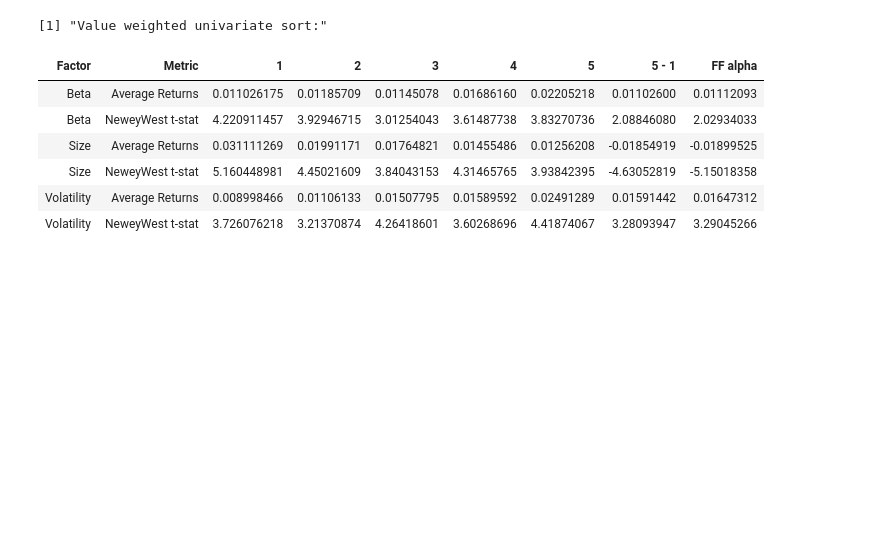
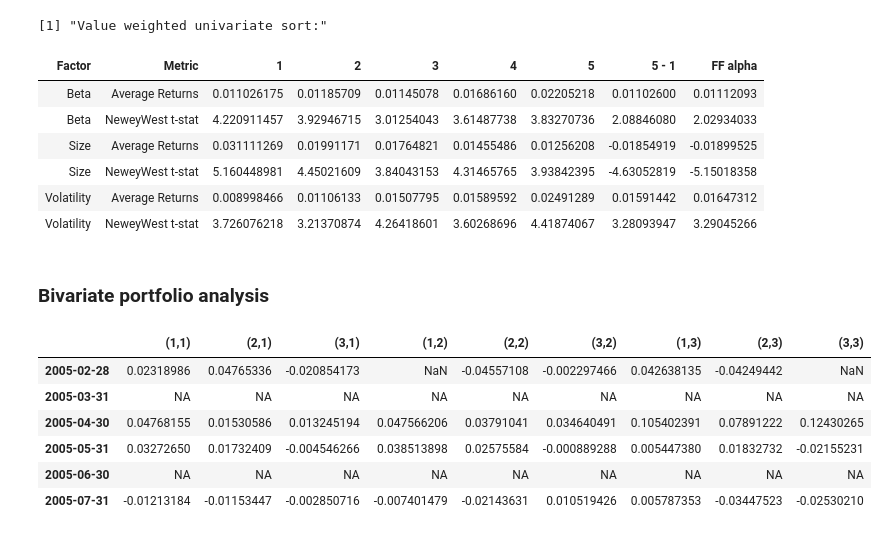
Before and after one commit to PetrCala/AP_HW2, a Jupyter notebook: scripts/HW2_Cala_Cechova_Krejcar.ipynb, the cells around one changed output. Drawn from its saved outputs; the diff is of its cells as text; code cells hidden in the pictures; blank space fills up the shorter version.

Commit message:
Bivariate sort - simple portfolio returns calculated

```diff
--- a/scripts/HW2_Cala_Cechova_Krejcar.ipynb
+++ b/scripts/HW2_Cala_Cechova_Krejcar.ipynb
@@ -479,3 +479,5 @@ value_weighted_uni_sort
 | Size | NeweyWest t-stat | 5.160448981 | 4.45021609 | 3.84043153 | 4.31465765 | 3.93842395 | -4.63052819 | -5.15018358 |
 | Volatility | Average Returns | 0.008998466 | 0.01106133 | 0.01507795 | 0.01589592 | 0.02491289 | 0.01591442 | 0.01647312 |
 | Volatility | NeweyWest t-stat | 3.726076218 | 3.21370874 | 4.26418601 | 3.60268696 | 4.41874067 | 3.28093947 | 3.29045266 |
+# %% [markdown]
+### Bivariate portfolio analysis
@@ -481,0 +587,13 @@ value_weighted_uni_sort
+# %%
+test_biv_sort <- getBivariateSort(monthly_sizes, 'Size', monthly_betas, 'Beta',
+    monthly_returns, monthly_market_caps, monthly_ff3)
+# %%
+head(test_biv_sort)
+# %% [output]
+|  | (1,1) | (2,1) | (3,1) | (1,2) | (2,2) | (3,2) | (1,3) | (2,3) | (3,3) |
+| 2005-02-28 | 0.02318986 | 0.04765336 | -0.020854173 | NaN | -0.04557108 | -0.002297466 | 0.042638135 | -0.04249442 | NaN |
+| 2005-03-31 | NA | NA | NA | NA | NA | NA | NA | NA | NA |
+| 2005-04-30 | 0.04768155 | 0.01530586 | 0.013245194 | 0.047566206 | 0.03791041 | 0.034640491 | 0.105402391 | 0.07891222 | 0.12430265 |
+| 2005-05-31 | 0.03272650 | 0.01732409 | -0.004546266 | 0.038513898 | 0.02575584 | -0.000889288 | 0.005447380 | 0.01832732 | -0.02155231 |
+| 2005-06-30 | NA | NA | NA | NA | NA | NA | NA | NA | NA |
+| 2005-07-31 | -0.01213184 | -0.01153447 | -0.002850716 | -0.007401479 | -0.02143631 | 0.010519426 | 0.005787353 | -0.03447523 | -0.02530210 |
```
Also changed, not shown: parts of 4 cells of this notebook.
